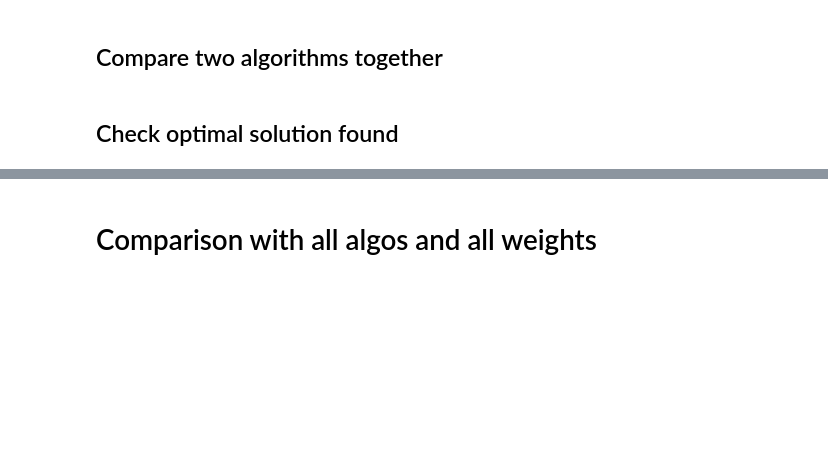
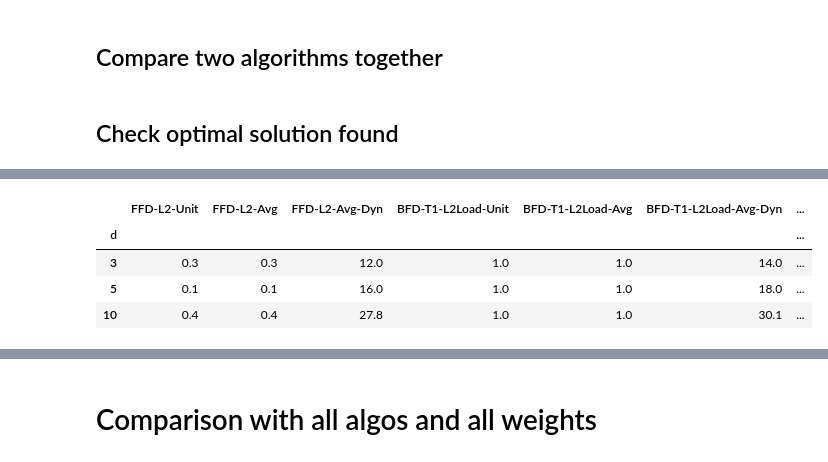
Before and after one commit to Vectorpack/experiments_vector_paper, a Jupyter notebook: results_data/notebooks/compare_algos.ipynb, the cells around one changed output, grey strips where cells are left out. Cells and saved outputs as stored; diff of their text form; code cells hidden in the pictures; blank space fills up the shorter version.

```diff
--- a/results_data/notebooks/compare_algos.ipynb
+++ b/results_data/notebooks/compare_algos.ipynb
@@ -833,0 +1093,8 @@ plot_summary_family(big_results_P[1].loc["8"], big_results_P[0].loc["8"], select
+# %%
+big_results_P[1].loc['5',500][test_unit_P5]
+# %% [output]
+|  | FFD-L2-Unit | FFD-L2-Avg | FFD-L2-Avg-Dyn | BFD-T1-L2Load-Unit | BFD-T1-L2Load-Avg | BFD-T1-L2Load-Avg-Dyn | ... |
+| d |  |  |  |  |  |  | ... |
+| 3 | 0.3 | 0.3 | 12.0 | 1.0 | 1.0 | 14.0 | ... |
+| 5 | 0.1 | 0.1 | 16.0 | 1.0 | 1.0 | 18.0 | ... |
+| 10 | 0.4 | 0.4 | 27.8 | 1.0 | 1.0 | 30.1 | ... |
```
Also changed, not shown: parts of 199 cells of this notebook, 3 other files.
